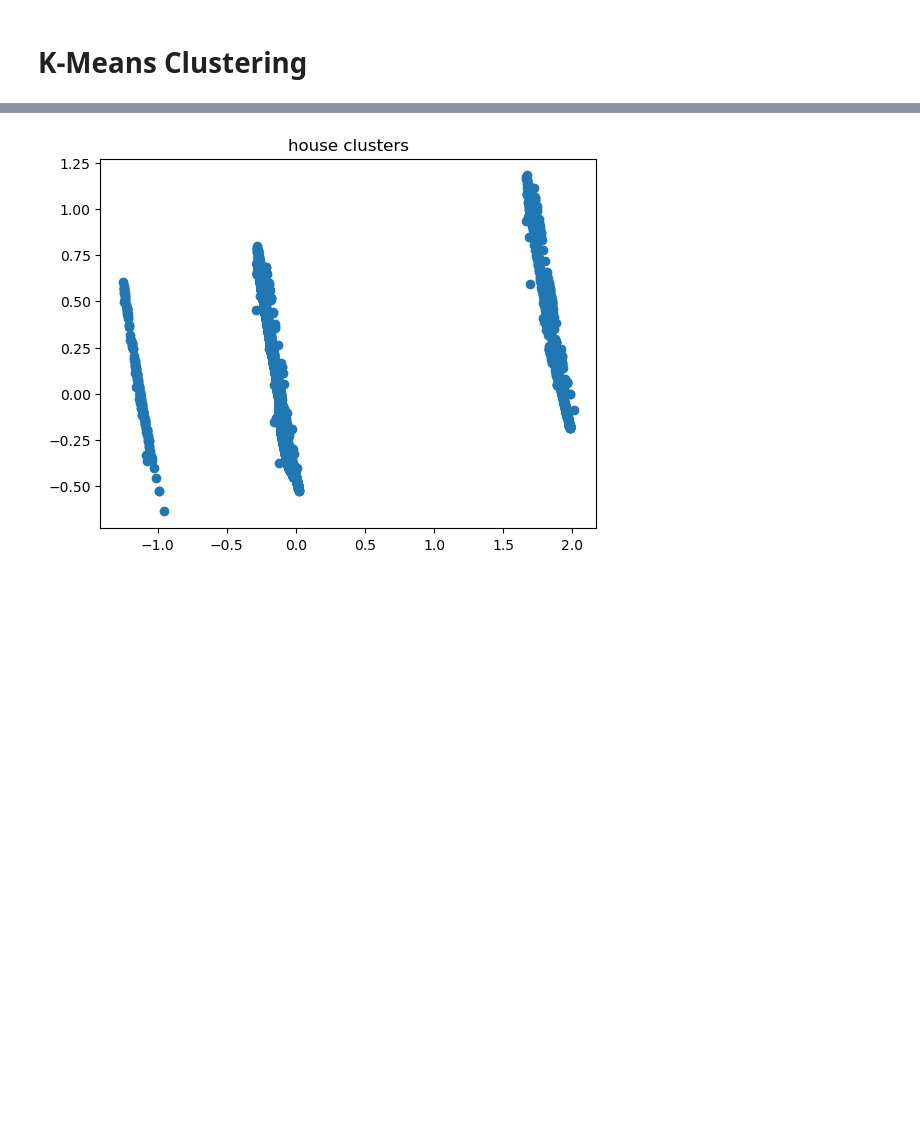
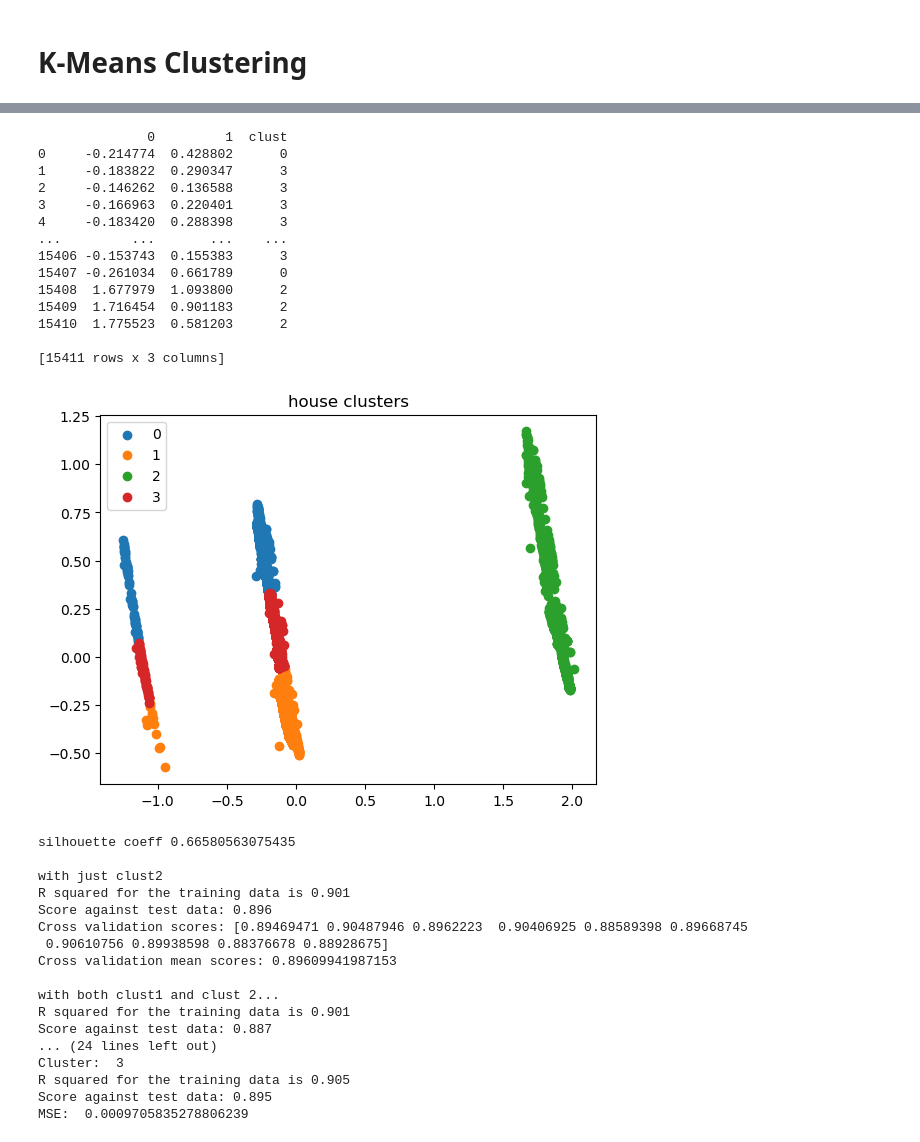
Before and after one commit to iNafey/house-price-predictor, a Jupyter notebook: main.ipynb, the cells around one changed output, grey strips where cells are left out. Cells and saved outputs as stored; diff of their text form; code cells hidden in the pictures; blank space fills up the shorter version.

```diff
--- a/main.ipynb
+++ b/main.ipynb
@@ -463,10 +469,10 @@ price_tu(data)
 from pandas.plotting import scatter_matrix
 
 def scatter_m(df, numericals):
-    scatter_matrix(df[numericals], diagonal='hist', figsize=(20,14), range_padding=0.25)
-    plt.title('Scatter matrix of numerical columns', fontsize=16, y=7, x=-2.5)
+    scatter_matrix(df[numericals], diagonal='hist', figsize=(20,20), range_padding=0.25)
+    plt.title('Scatter matrix of numerical columns', fontsize=16, y=8, x=-3.5)
     plt.show()
 
-numericals = ['LAND SQUARE FEET', 'GROSS SQUARE FEET', 'RESIDENTIAL UNITS', 'COMMERCIAL UNITS', 'TOTAL UNITS', 'SALE PRICE','lnprice']
+numericals = ['LAND SQUARE FEET', 'GROSS SQUARE FEET', 'RESIDENTIAL UNITS', 'COMMERCIAL UNITS', 'TOTAL UNITS', 'SALE PRICE','lnprice', 'TAX CLASS AT TIME OF SALE']
 scatter_m(data,numericals)
 # %% [output]
@@ -877,5 +704,5 @@ valid_grsqft_df.describe()
 # %%
-df_imputed = identify_outlier(valid_grsqft_df, ["SALE PRICE", "lnprice", "LAND SQUARE FEET", "GROSS SQUARE FEET"])
+valid_grsqft_df = identify_outlier(valid_grsqft_df, ["SALE PRICE", 'lnprice', "LAND SQUARE FEET", "GROSS SQUARE FEET"])
 print("number of outliers identified:", valid_grsqft_df['outlier'].sum())
 valid_grsqft_df = valid_grsqft_df[valid_grsqft_df.outlier == 0]
 valid_grsqft_df.drop('outlier', axis = 1, inplace = True)
@@ -999,3 +759,3 @@ print(cleanedDf_predictors)
 # %%
-gross_lm, gross_testX, gross_testY = data_split_train(normalised_df, ['TOTAL UNITS', 'lnprice'], 'GROSS SQUARE FEET')
+lm, testX, testY = data_split_train(normalised_df, ['TOTAL UNITS', 'LAND SQUARE FEET', 'GROSS SQUARE FEET'], 'lnprice')
 # %% [output]
@@ -1620,10 +1303,72 @@ None
 # %%
-pca_data = PCA(n_components=2).fit(treated_data[numericals])
-pca_2d = pca_data.transform(treated_data[numericals])
-plt.scatter(pca_2d[:,0], pca_2d[:,1])
+from sklearn.metrics import silhouette_score
+from sklearn.metrics import mean_squared_error
+pca_data = PCA(n_components=2).fit_transform(treat_copy)
+
+
+mod = KMeans(n_clusters=4).fit_predict(pca_data)
+ndf = pd.DataFrame(pca_data)
+ndf['clust'] = mod
+print(ndf)
+
+ndfg = ndf.groupby('clust')
+for n, gdf in ndfg:
+    plt.scatter(gdf[0], gdf[1], label=n)
+#plt.scatter(pca_2d[:,0], pca_2d[:,1])
 plt.title('house clusters')
+plt.legend()
 plt.show()
+
+print("silhouette coeff",silhouette_score(pca_data, mod))
+
+treated_data['clust2'] = mod
+
+print("\nwith just clust2")
+final_rf_c2 = rf_train(treated_data, ['LAND SQUARE FEET', 'TOTAL UNITS', 'GROSS SQUARE FEET', 'clust2'], 'lnprice')
+cv(treated_data, final_rf_c2, ['LAND SQUARE FEET', 'TOTAL UNITS', 'GROSS SQUARE FEET', 'clust'], 'lnprice')
+print("\nwith both clust1 and clust 2...")
+final_rf_c1_c2 = rf_train(treated_data, ['LAND SQUARE FEET', 'TOTAL UNITS', 'GROSS SQUARE FEET', 'clust','clust2'], 'lnprice')
+cv(treated_data, final_rf_c1_c2, ['LAND SQUARE FEET', 'TOTAL UNITS', 'GROSS SQUARE FEET', 'clust','clust2'], 'lnprice')
+
+
+print("\n for each cluster.......\n")
+for i in range(4):
+    print("Cluster: ",i)
+    rfi = rf_train(treated_data.loc[(treated_data['clust']==i) | (treated_data['clust2']==i)], ['LAND SQUARE FEET', 'GROSS SQUARE FEET', 'clust2', 'clust'], 'lnprice')
+    print("MSE: ", mean_squared_error(treated_data.loc[(treated_data['clust']==i) | (treated_data['clust2']==i), 'lnprice'], rfi.predict(treated_data[['LAND SQUARE FEET', 'GROSS SQUARE FEET', 'clust2', 'clust']].loc[(treated_data['clust']==i) | (treated_data['clust2']==i)])))
+    print("\n ")
 # %% [output]
+              0         1  clust
+0     -0.214774  0.428802      0
+1     -0.183822  0.290347      3
+2     -0.146262  0.136588      3
+3     -0.166963  0.220401      3
+4     -0.183420  0.288398      3
+...         ...       ...    ...
+15406 -0.153743  0.155383      3
+15407 -0.261034  0.661789      0
+15408  1.677979  1.093800      2
+15409  1.716454  0.901183      2
+15410  1.775523  0.581203      2
+
+[15411 rows x 3 columns]
-[figure, old version]
+[figure, new version]
+silhouette coeff 0.66580563075435
+
+with just clust2
+R squared for the training data is 0.901
+Score against test data: 0.896
+Cross validation scores: [0.89469471 0.90487946 0.8962223  0.90406925 0.88589398 0.89668745
+ 0.90610756 0.89938598 0.88376678 0.88928675]
+Cross validation mean scores: 0.89609941987153
+
+with both clust1 and clust 2...
+R squared for the training data is 0.901
+Score against test data: 0.887
+... (24 lines left out)
+Cluster:  3
+R squared for the training data is 0.905
+Score against test data: 0.895
+MSE:  0.0009705835278806239
 # %%
 def elbow(data):
```
Also changed, not shown: parts of 73 cells of this notebook.
